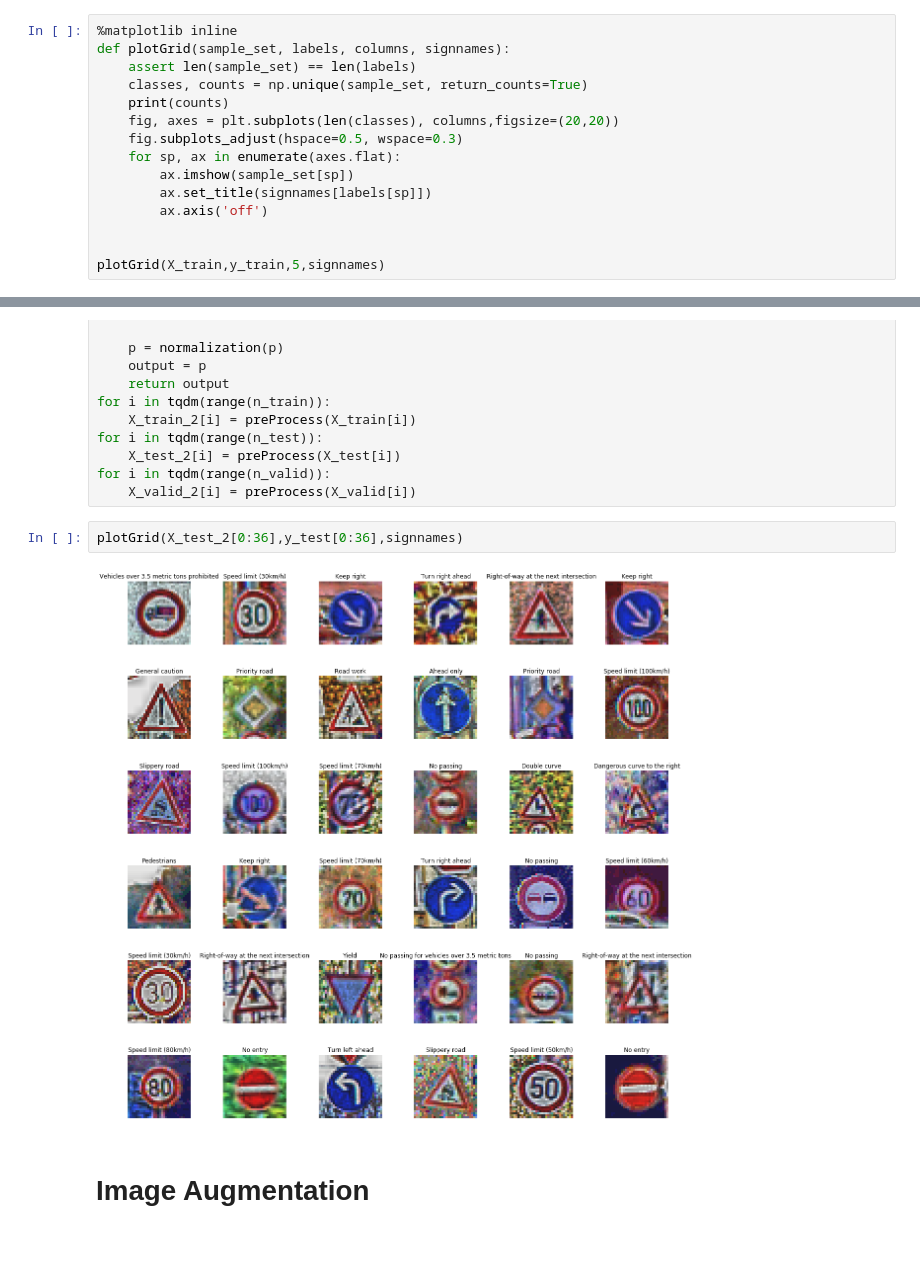
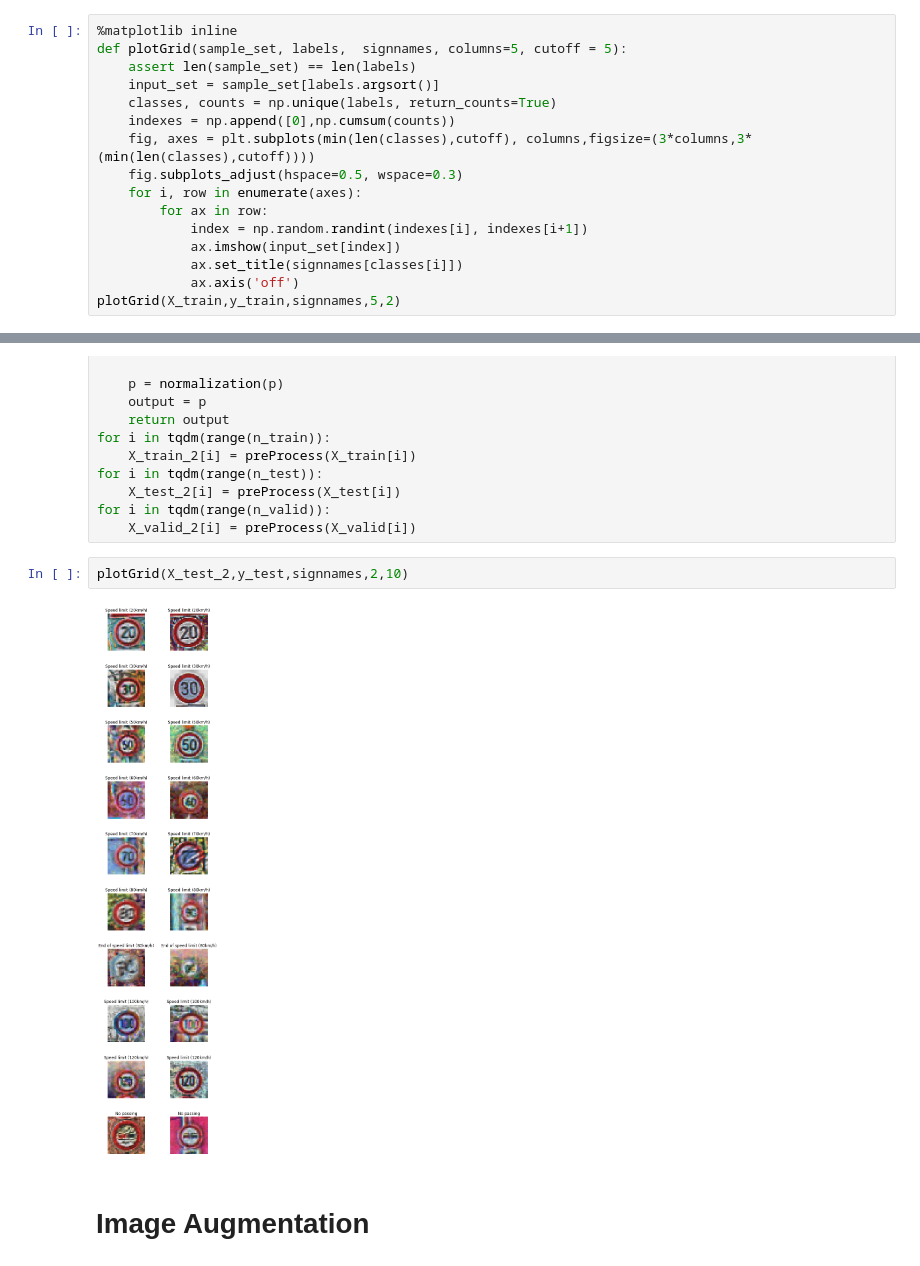
Before and after one commit to cfficaurzua/P2-SDCND, a Jupyter notebook: Traffic_Sign_Classifier.ipynb, the cells around one changed output, grey strips where cells are left out. Cells and saved outputs as stored; diff of their text form.

```diff
--- a/Traffic_Sign_Classifier.ipynb
+++ b/Traffic_Sign_Classifier.ipynb
@@ -114,17 +115,18 @@ The [Matplotlib](http://matplotlib.org/) [examples](http://matplotlib.org/exampl
 **NOTE:** It's recommended you start with something simple first. If you wish to do more, come back to it after you've completed the rest of the sections.
 # %%
 %matplotlib inline
-def plotGrid(sample_set, labels, columns, signnames):
+def plotGrid(sample_set, labels,  signnames, columns=5, cutoff = 5):
     assert len(sample_set) == len(labels)
-    classes, counts = np.unique(sample_set, return_counts=True)
-    print(counts)
-    fig, axes = plt.subplots(len(classes), columns,figsize=(20,20))
+    input_set = sample_set[labels.argsort()]
+    classes, counts = np.unique(labels, return_counts=True)
+    indexes = np.append([0],np.cumsum(counts))
+    fig, axes = plt.subplots(min(len(classes),cutoff), columns,figsize=(3*columns,3*(min(len(classes),cutoff))))
     fig.subplots_adjust(hspace=0.5, wspace=0.3)
-    for sp, ax in enumerate(axes.flat):
-        ax.imshow(sample_set[sp])
-        ax.set_title(signnames[labels[sp]])
-        ax.axis('off')
-
-
-plotGrid(X_train,y_train,5,signnames)
+    for i, row in enumerate(axes):
+        for ax in row:
+            index = np.random.randint(indexes[i], indexes[i+1])
+            ax.imshow(input_set[index])
+            ax.set_title(signnames[classes[i]])
+            ax.axis('off')
+plotGrid(X_train,y_train,signnames,5,2)
 # %% [output]
@@ -272,9 +262,9 @@ for i in tqdm(range(n_test)):
 for i in tqdm(range(n_valid)):
     X_valid_2[i] = preProcess(X_valid[i])
 # %%
-plotGrid(X_test_2[0:36],y_test[0:36],signnames)
+plotGrid(X_test_2,y_test,signnames,2,10)
 # %% [output]
-[figure, old version]
+[figure, new version]
 # %% [markdown]
 # Image Augmentation
 # %%
```
Also changed, not shown: parts of 6 cells of this notebook.
